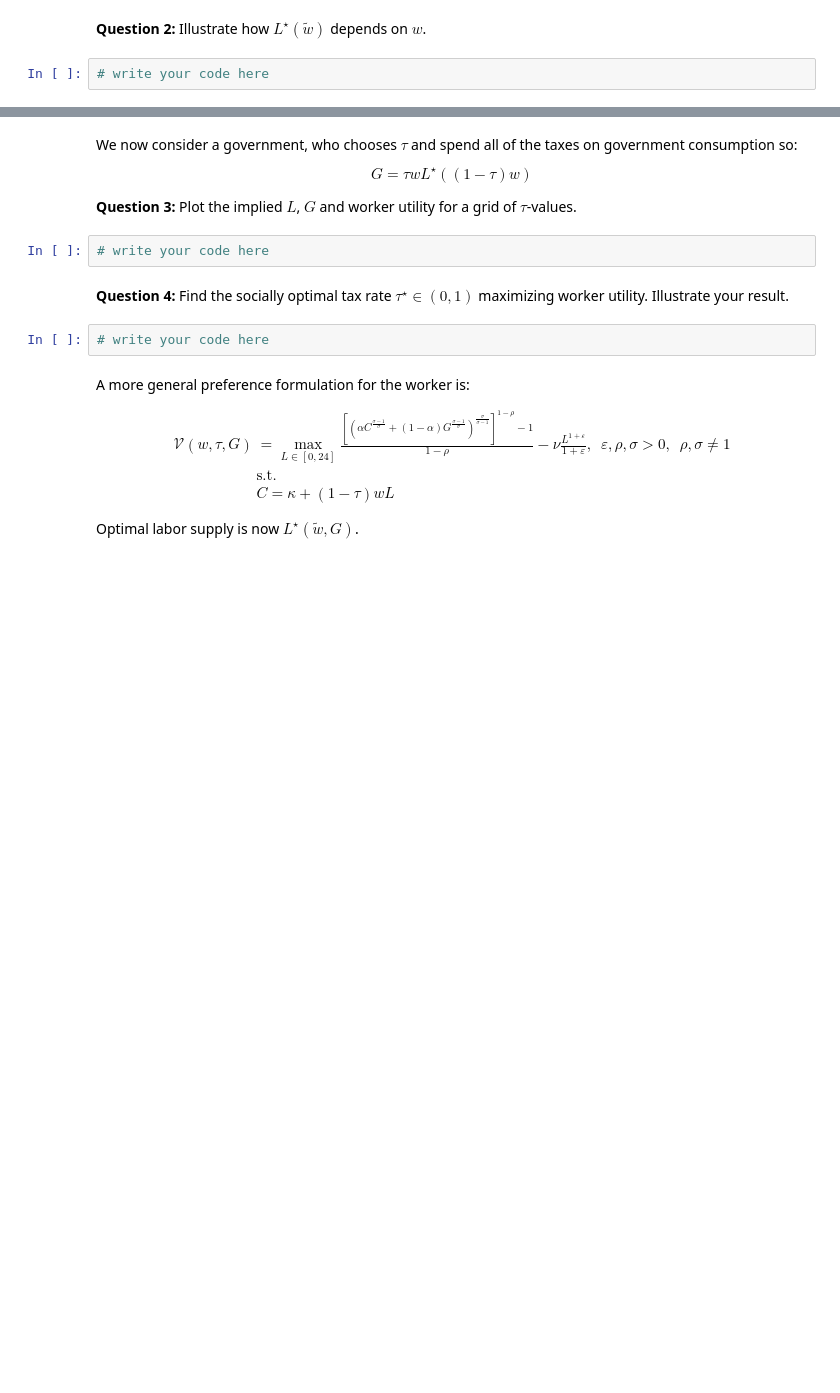
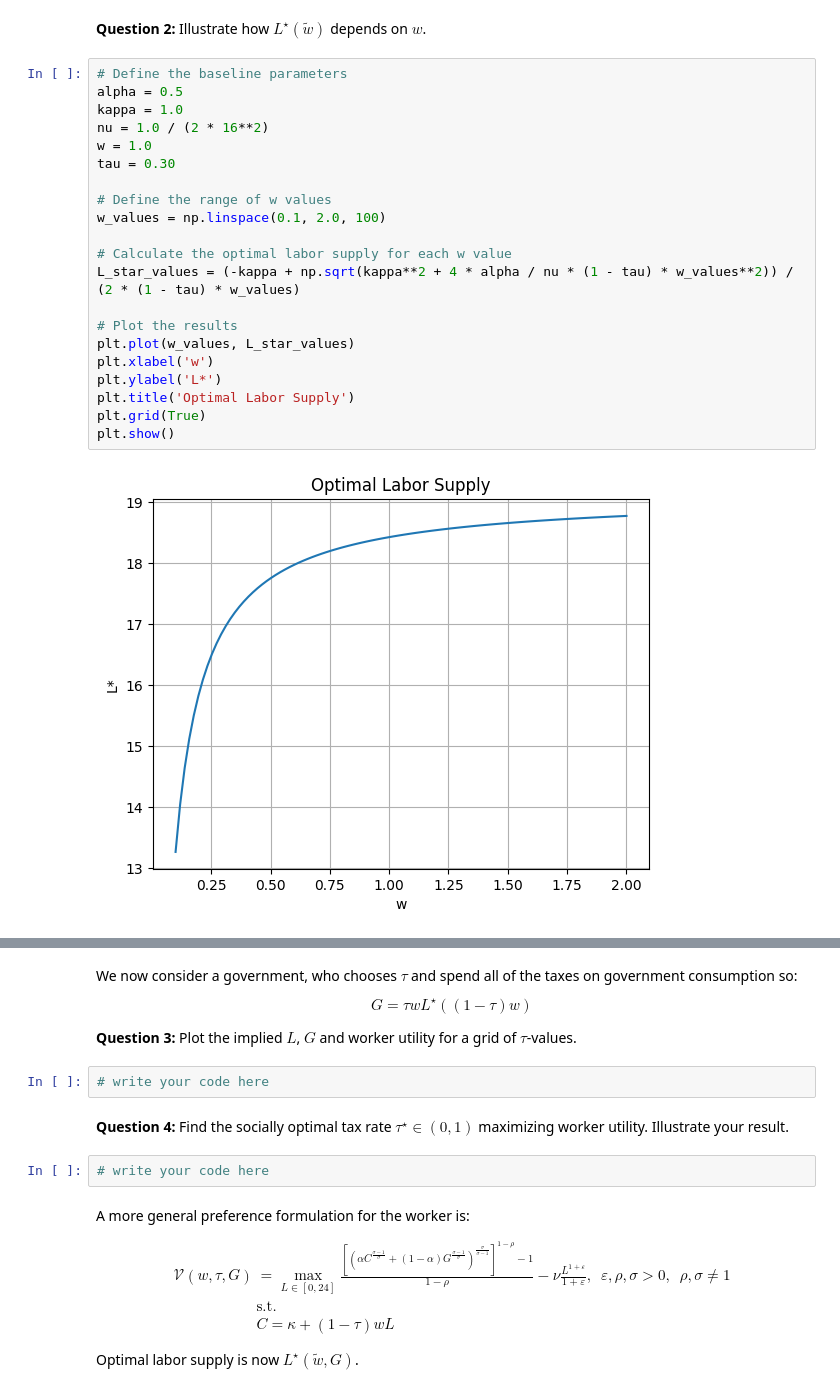
Before and after one commit to NumEconCopenhagen/projects-2023-icehot1, a Jupyter notebook: examproject/Exam-2023.ipynb, the cells around one changed output, grey strips where cells are left out. Drawn from its saved outputs; the diff is of its cells as text; blank space fills up the shorter version.

```diff
--- a/examproject/Exam-2023.ipynb
+++ b/examproject/Exam-2023.ipynb
@@ -53,4 +134,25 @@ $$
 # %% [markdown]
 **Question 2:** Illustrate how $L^{\star}(\tilde{w})$ depends on $w$.
-# %%
-# write your code here
+# %%
+# Define the baseline parameters
+alpha = 0.5
+kappa = 1.0
+nu = 1.0 / (2 * 16**2)
+w = 1.0
+tau = 0.30
+
+# Define the range of w values
+w_values = np.linspace(0.1, 2.0, 100)
+
+# Calculate the optimal labor supply for each w value
+L_star_values = (-kappa + np.sqrt(kappa**2 + 4 * alpha / nu * (1 - tau) * w_values**2)) / (2 * (1 - tau) * w_values)
+
+# Plot the results
+plt.plot(w_values, L_star_values)
+plt.xlabel('w')
+plt.ylabel('L*')
+plt.title('Optimal Labor Supply')
+plt.grid(True)
+plt.show()
+# %% [output]
+[figure, added]
```
Also changed, not shown: parts of 7 cells of this notebook.
